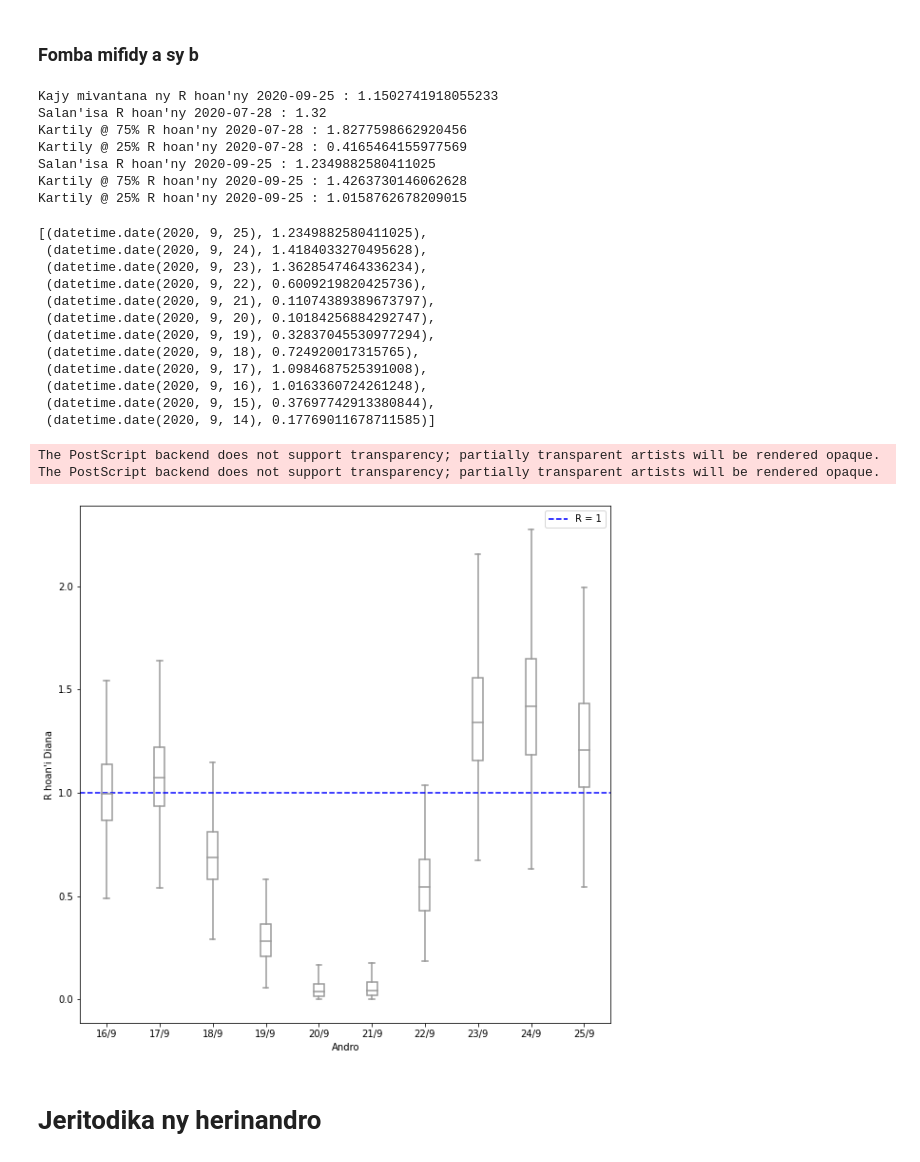
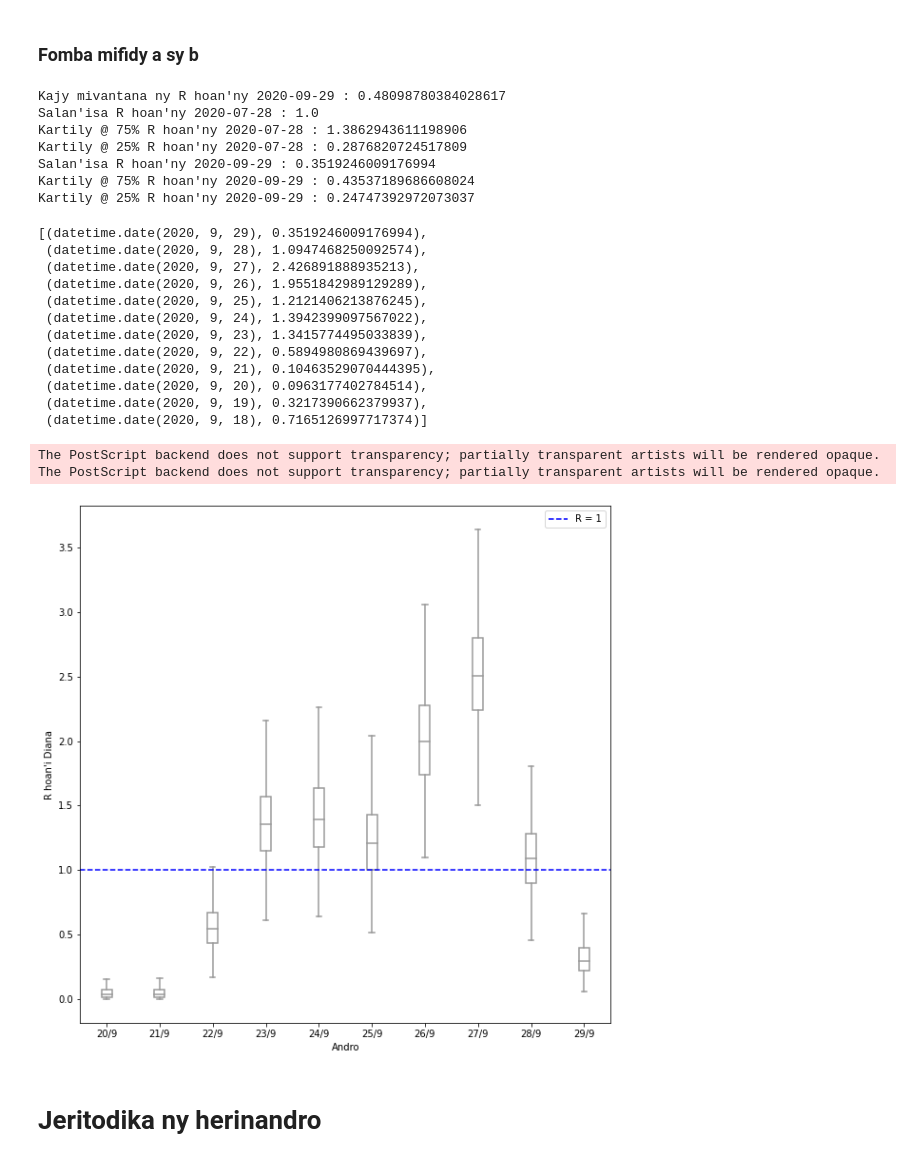
Before and after one commit to tabilaocov/ady_cov, a Jupyter notebook: scr/modely_RP/R_diana.ipynb, the cells around one changed output. Drawn from its saved outputs; the diff is of its cells as text; code cells hidden in the pictures.

```diff
--- a/scr/modely_RP/R_diana.ipynb
+++ b/scr/modely_RP/R_diana.ipynb
@@ -156,8 +156,8 @@ Ivaodian = tilyvoadian['Voatomb']
 
 dIvao = pd.DataFrame(data =Ivaodian)
 
-daty_data_manom = datetime.date(2020,8,25)
-daty_data_mifar = datetime.date(2020,9,25)
+daty_data_manom = datetime.date(2020,8,29)
+daty_data_mifar = datetime.date(2020,9,29)
 
 datyt = daty_data_mifar
 
@@ -338,8 +338,8 @@ R(t= 2020-09-25 ) = 1.229182980749885 = bika*
 # %%
 # Prior Gamma distribution of Rt
 
-Rtpr_sh = 1.1 # shape
-Rtpr_sc = 1.2 # scale
+Rtpr_sh = 1 # shape
+Rtpr_sc = 1 # scale
 
 # Posterior distribution for Rt
 
@@ -381,17 +381,17 @@ print("Salan'isa R hoan'ny", daty_data_mifar, ':', Rt_salan(daty_data_mifar))
 print("Kartily @ 75% R hoan'ny", daty_data_mifar, ':', perc75(daty_data_mifar))
 print("Kartily @ 25% R hoan'ny", daty_data_mifar, ':', perc25(daty_data_mifar))
 # %% [output]
-Kajy mivantana ny R hoan'ny 2020-09-25 : 1.1502741918055233
-Salan'isa R hoan'ny 2020-07-28 : 1.32
-Kartily @ 75% R hoan'ny 2020-07-28 : 1.8277598662920456
-Kartily @ 25% R hoan'ny 2020-07-28 : 0.4165464155977569
-Salan'isa R hoan'ny 2020-09-25 : 1.2349882580411025
-Kartily @ 75% R hoan'ny 2020-09-25 : 1.4263730146062628
-Kartily @ 25% R hoan'ny 2020-09-25 : 1.0158762678209015
+Kajy mivantana ny R hoan'ny 2020-09-29 : 0.48098780384028617
+Salan'isa R hoan'ny 2020-07-28 : 1.0
+Kartily @ 75% R hoan'ny 2020-07-28 : 1.3862943611198906
+Kartily @ 25% R hoan'ny 2020-07-28 : 0.2876820724517809
+Salan'isa R hoan'ny 2020-09-29 : 0.3519246009176994
+Kartily @ 75% R hoan'ny 2020-09-29 : 0.43537189686608024
+Kartily @ 25% R hoan'ny 2020-09-29 : 0.24747392972073037
 # %%
 rt_dia_lst = []
 
-daty_oh2 = datetime.date(2020,9,25)
+daty_oh2 = datetime.date(2020,9,29)
 for i in range(12):
   t = daty_oh2 - datetime.timedelta(days = i)
   rt_amboar = Rt_salan(t)
@@ -399,18 +399,18 @@ for i in range(12):
 
 rt_dia_lst
 # %% [output]
-[(datetime.date(2020, 9, 25), 1.2349882580411025),
- (datetime.date(2020, 9, 24), 1.4184033270495628),
- (datetime.date(2020, 9, 23), 1.3628547464336234),
- (datetime.date(2020, 9, 22), 0.6009219820425736),
- (datetime.date(2020, 9, 21), 0.11074389389673797),
- (datetime.date(2020, 9, 20), 0.10184256884292747),
- (datetime.date(2020, 9, 19), 0.32837045530977294),
- (datetime.date(2020, 9, 18), 0.724920017315765),
- (datetime.date(2020, 9, 17), 1.0984687525391008),
- (datetime.date(2020, 9, 16), 1.0163360724261248),
- (datetime.date(2020, 9, 15), 0.37697742913380844),
- (datetime.date(2020, 9, 14), 0.17769011678711585)]
+[(datetime.date(2020, 9, 29), 0.3519246009176994),
+ (datetime.date(2020, 9, 28), 1.0947468250092574),
+ (datetime.date(2020, 9, 27), 2.426891888935213),
+ (datetime.date(2020, 9, 26), 1.9551842989129289),
+ (datetime.date(2020, 9, 25), 1.2121406213876245),
+ (datetime.date(2020, 9, 24), 1.3942399097567022),
+ (datetime.date(2020, 9, 23), 1.3415774495033839),
+ (datetime.date(2020, 9, 22), 0.5894980869439697),
+ (datetime.date(2020, 9, 21), 0.10463529070444395),
+ (datetime.date(2020, 9, 20), 0.0963177402784514),
+ (datetime.date(2020, 9, 19), 0.3217390662379937),
+ (datetime.date(2020, 9, 18), 0.7165126997717374)]
 # %%
 # Plotting
 
@@ -429,25 +429,32 @@ for i in range(round(((daty_data_mifar - daty_data_mifar9).days)+1)):
   data_amboar = [gengamma.rvs( func_sh(t)(Rt_salan(t)), 1, loc = 0, scale = func_sc(t)(1)) for j in range(1000)]
   daty_lst.append(formatf_date(t))
   data_Rt_lst.append(data_amboar)
+# %%
+Rtdata = pd.DataFrame(columns =['daty10','rt10'])
+for i in range(10):
+    Rtdata.loc[i] = [daty_lst[i],data_Rt_lst[i]]
+
+Rtdata = Rtdata.explode('rt10')
+Rtdata['rt10'] = Rtdata['rt10'].astype('float')
 # %%
 # Plotting the last 10 days
 
 
 fig, ax = plt.subplots(figsize=(10, 10))
 
-sns.boxplot(daty_lst, data_Rt_lst, color='white', width=0.2, showfliers=False, ax=ax)
+sns.boxplot(x = "daty10", y = "rt10", data = Rtdata, color='white', width=0.2, showfliers=False, ax=ax)
 ax.axhline(y=1, color='b', linestyle='dashed', label ="R = 1")
 
 ax.set(xlabel ='Andro', ylabel = "R hoan'i Diana")
 ax.legend(loc= 'best')
 
-plt.savefig(path_to_save+'Rt25910_dia.png')
-plt.savefig(path_to_save+'Rt25910_dia.eps')
+plt.savefig(path_to_save+'Rt29910_dia.png')
+plt.savefig(path_to_save+'Rt29910_dia.eps')
 plt.show()
 # %% [output]
 The PostScript backend does not support transparency; partially transparent artists will be rendered opaque.
 The PostScript backend does not support transparency; partially transparent artists will be rendered opaque.
-[figure, old version]
+[figure, new version]
 # %% [markdown]
 # Jeritodika ny herinandro
 # %%
```
Also changed, not shown: parts of 16 cells of this notebook.
